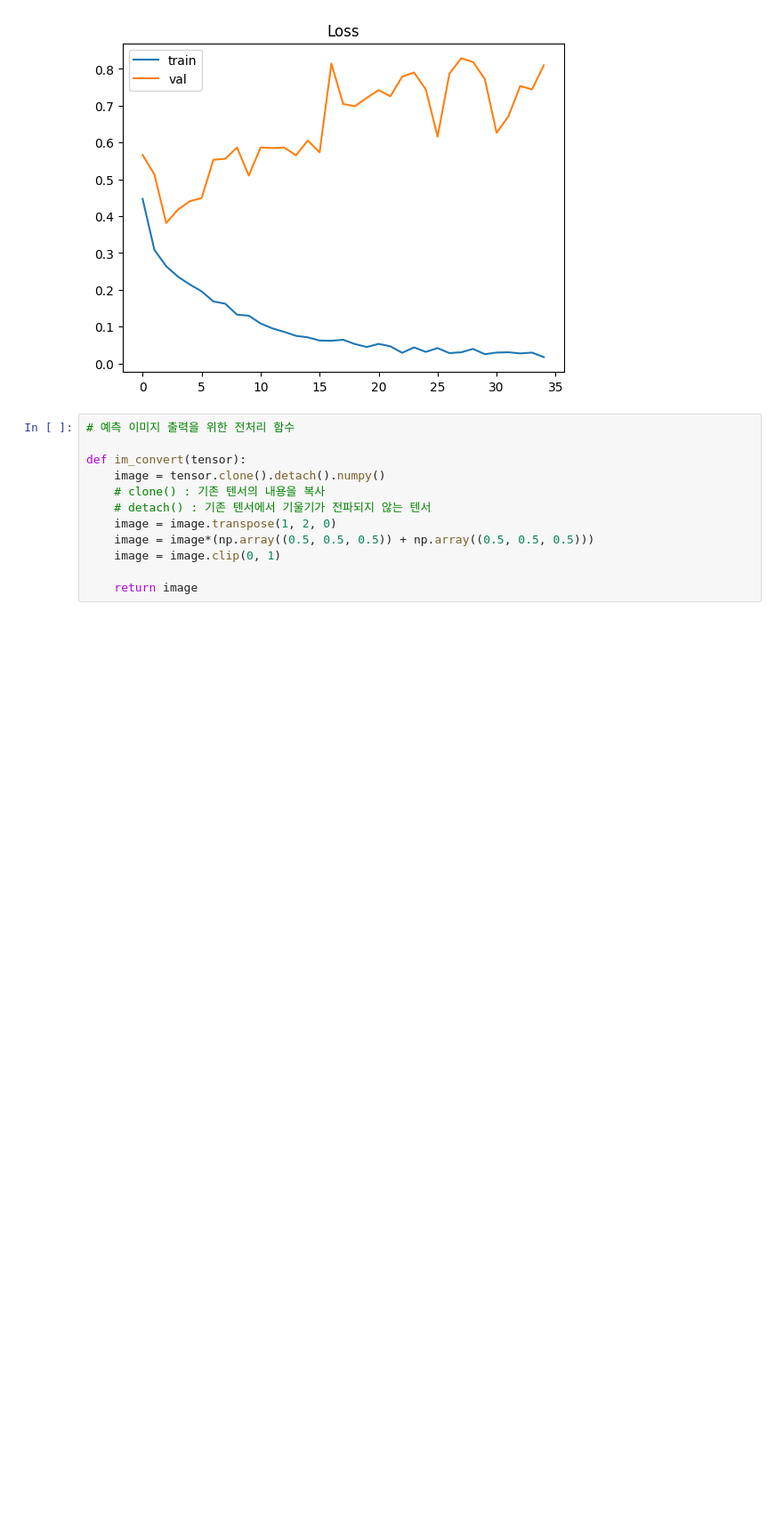
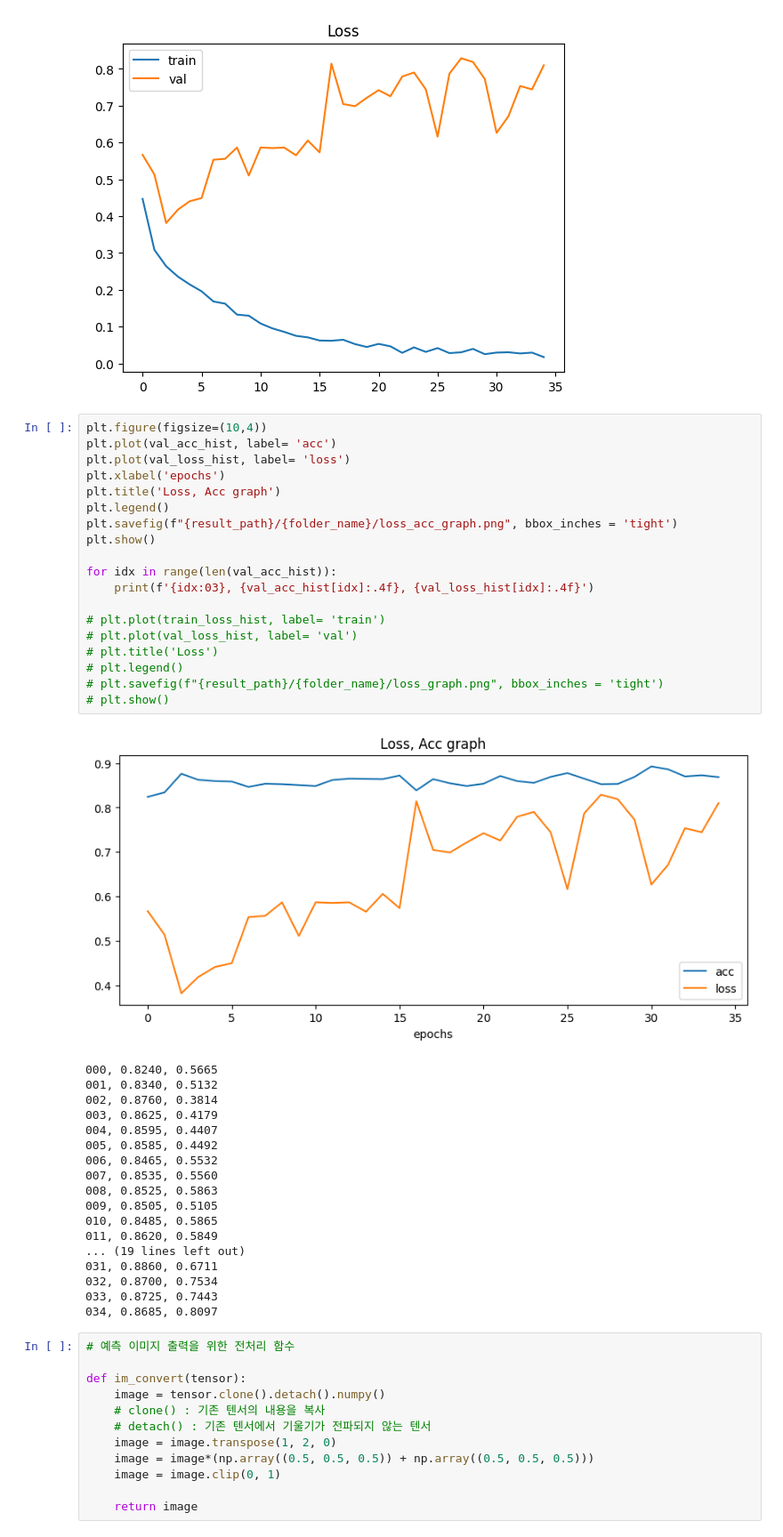
Before and after one commit to Playdata-G-DA35/DA35-final-team2-Item_Classification_RPA, a Jupyter notebook: Img_similarity_model/make_confusion_mat.ipynb, the cells around one changed output. Shown at 89% size. Drawn from its saved outputs; the diff is of its cells as text; blank space fills up the shorter version.

```diff
--- a/Img_similarity_model/make_confusion_mat.ipynb
+++ b/Img_similarity_model/make_confusion_mat.ipynb
@@ -103,6 +103,44 @@ plt.show()
 033, 0.8725, 0.7443
 034, 0.8685, 0.8097
 [figure]
+# %%
+plt.figure(figsize=(10,4))
+plt.plot(val_acc_hist, label= 'acc')
+plt.plot(val_loss_hist, label= 'loss')
+plt.xlabel('epochs')
+plt.title('Loss, Acc graph')
+plt.legend()
+plt.savefig(f"{result_path}/{folder_name}/loss_acc_graph.png", bbox_inches = 'tight')
+plt.show()
+
+for idx in range(len(val_acc_hist)):
+    print(f'{idx:03}, {val_acc_hist[idx]:.4f}, {val_loss_hist[idx]:.4f}')
+
+# plt.plot(train_loss_hist, label= 'train')
+# plt.plot(val_loss_hist, label= 'val')
+# plt.title('Loss')
+# plt.legend()
+# plt.savefig(f"{result_path}/{folder_name}/loss_graph.png", bbox_inches = 'tight')
+# plt.show()
+# %% [output]
+[figure, added]
+000, 0.8240, 0.5665
+001, 0.8340, 0.5132
+002, 0.8760, 0.3814
+003, 0.8625, 0.4179
+004, 0.8595, 0.4407
+005, 0.8585, 0.4492
+006, 0.8465, 0.5532
+007, 0.8535, 0.5560
+008, 0.8525, 0.5863
+009, 0.8505, 0.5105
+010, 0.8485, 0.5865
+011, 0.8620, 0.5849
+... (19 lines left out)
+031, 0.8860, 0.6711
+032, 0.8700, 0.7534
+033, 0.8725, 0.7443
+034, 0.8685, 0.8097
 # %%
 # 예측 이미지 출력을 위한 전처리 함수
 
```
Also changed, not shown: parts of 4 cells of this notebook, 3 other files.
